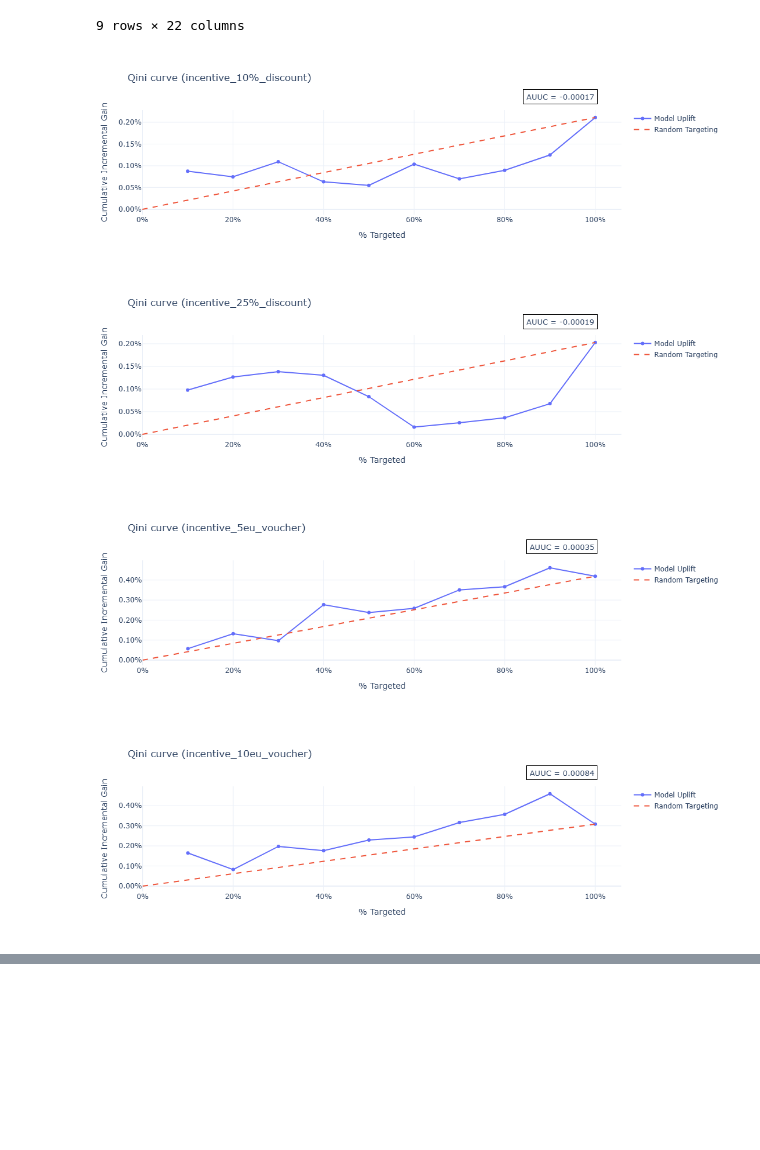
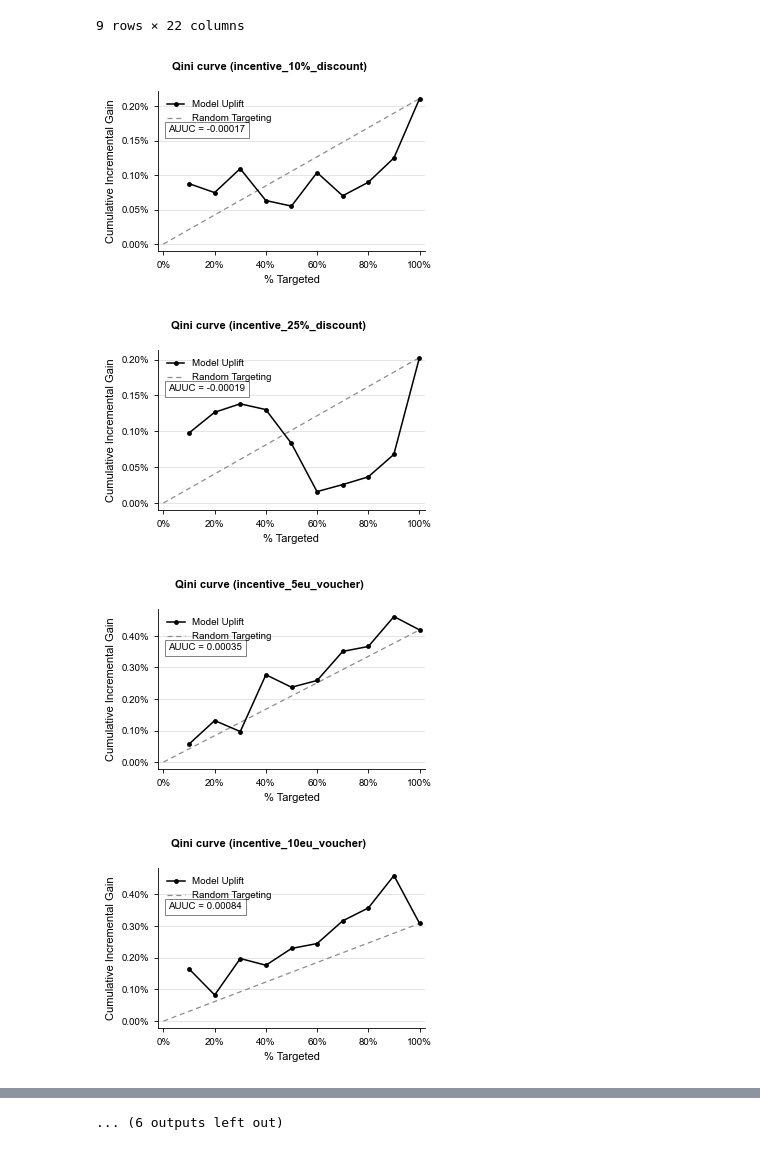
Before and after one commit to tomsterk/Thesis-Data-Science-Uplift, a Jupyter notebook: Binary RF uplift experimental phase 1.ipynb, the cells around one changed output, grey strips where cells are left out. Cells and saved outputs as stored; diff of their text form; code cells hidden in the pictures; blank space fills up the shorter version.

Commit message:
plotting ieeeaccess

```diff
--- a/Binary RF uplift experimental phase 1.ipynb
+++ b/Binary RF uplift experimental phase 1.ipynb
@@ -262,23 +263,18 @@ qini_bins[qini_bins['bin']==3]
 9 rows × 22 columns
 # %%
 # make qini plots per incentive
-pio.renderers.default = "jupyterlab"
 out_dir = Path("Output/Output_qini_curves")
 out_dir.mkdir(parents=True, exist_ok=True)
 
 for k, qini_k in qini_bins.groupby("incentive_k", sort=False):
     fig = plot_incremental_response_rate(qini_k)
-
     incentive = f"incentive_{k}"
-    fig.update_layout(
-        title=f"Qini curve ({incentive})"
-    )
-
-    fig.write_html(out_dir / f"{incentive}_incremental_response_rate.html")
-
-    fig.show()
+    fig.suptitle(f"Qini curve ({incentive})", fontsize=8, fontweight="bold")
+    fig.tight_layout()
+    fig.savefig(out_dir / f"{incentive}_incremental_response_rate.pdf")
+    display(fig)
 # %% [output]
-[figure, old version]
+[figure, new version]
-[figure, old version]
+[figure, new version]
-[figure, old version]
+[figure, new version]
-[figure, old version]
+[figure, new version]
@@ -289,0 +289 @@ for k, qini_k in qini_bins.groupby("incentive_k", sort=False):
+... (6 outputs left out)
```
Also changed, not shown: parts of 2 cells of this notebook, 23 other files.
